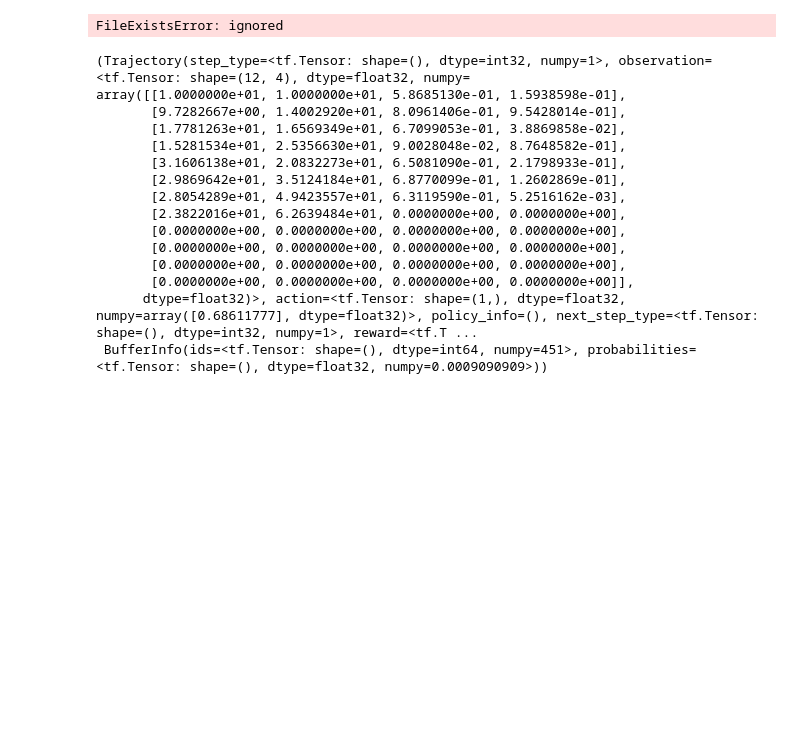
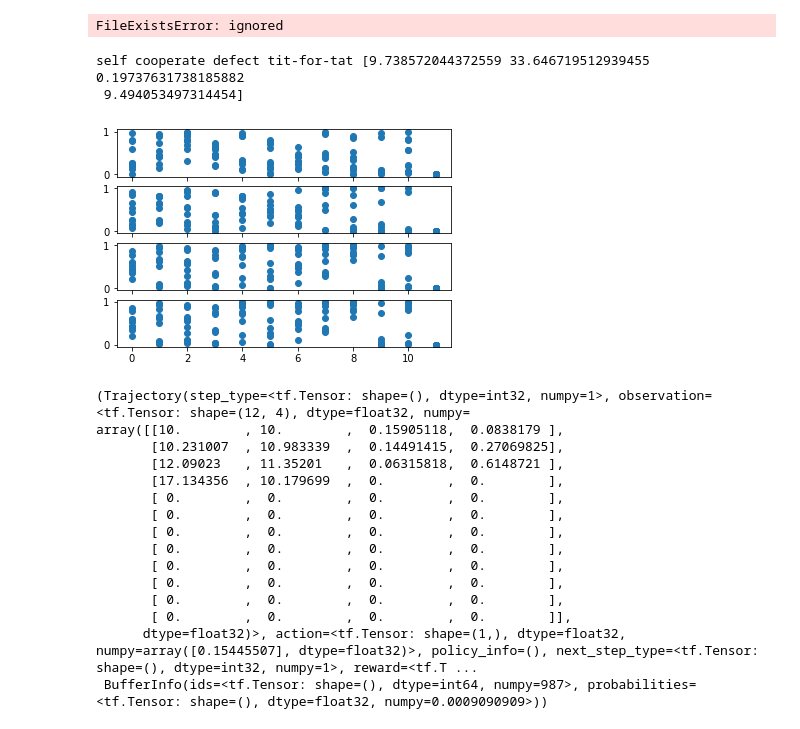
Before and after one commit to porouspaper/svo-experiments, a Jupyter notebook: master-training.ipynb, the cells around one changed output. Saved outputs shown, nothing was run; the diff lists cells and outputs as text; code cells hidden in the pictures; blank space fills up the shorter version.

Commit message:
updated master-training to eval

```diff
--- a/master-training.ipynb
+++ b/master-training.ipynb
@@ -105,6 +105,8 @@ num_eval_episodes =  10# @param {type:"integer"}
 eval_interval = 1000 # @param {type:"integer"}
 # %%
 _RHO = 0
+fname = "svo-0-test2"
+
 def angular_reward(rho):
   return (lambda x, y: np.cos(rho) * x + np.sin(rho) * y)
 def reward_fun(self, other):
@@ -344,3 +345,0 @@ def save_checkpoint(fname, train_checkpointer, rb_checkpointer):
-# %%
-def eval_returns():
-  pass
@@ -348,12 +506,13 @@ def eval_returns():
 def league(fnames):
   pass
 # %%
+checkpoint_dir = os.path.join(tempdir, fname)
 env = create_env()
 action_spec = array_spec.BoundedArraySpec(
     shape=(1,), dtype=np.float32, minimum=0, maximum=1, name='action')
 tf_agent = construct_agent(env.observation_spec(), action_spec, env.time_step_spec())
-rb = tf_uniform_replay_buffer.TFUniformReplayBuffer(
+replay_buffer = tf_uniform_replay_buffer.TFUniformReplayBuffer(
     data_spec=tf_agent.collect_data_spec,
     batch_size=env.batch_size,
     max_length=replay_buffer_capacity)
-tc = make_checkpoint(tf_agent, env, os.path.join(tempdir, 'checkpoint'), rb)
+tc = make_checkpoint(tf_agent, env, checkpoint_dir, replay_buffer)
@@ -360,5 +523,5 @@ tc = make_checkpoint(tf_agent, env, os.path.join(tempdir, 'checkpoint'), rb)
 # %%
-self_play_train(0, tf_agent, env, create_env(), tc, rb)
+self_play_train(0, tf_agent, env, create_env(), tc, replay_buffer)
 # %% [output]
 CPU times: user 3 µs, sys: 1e+03 ns, total: 4 µs
 Wall time: 6.44 µs
@@ -391,18 +541,26 @@ unzip_cp(os.path.join(tempdir, 'checkpoint'), "svo-0-test2", tc)
+# %%
+#unzip_cp(checkpoint_dir, "svo-0-test2", tc)
+
+eval_returns(checkpoint_dir, "svo-0-test2", tc, create_env())
+# %% [output]
+self cooperate defect tit-for-tat [9.738572044372559 33.646719512939455 0.19737631738185882
+ 9.494053497314454]
+[figure, added]
 # %%
-rb.get_next()
+replay_buffer.get_next()
 # %% [output]
 (Trajectory(step_type=<tf.Tensor: shape=(), dtype=int32, numpy=1>, observation=<tf.Tensor: shape=(12, 4), dtype=float32, numpy=
-array([[1.0000000e+01, 1.0000000e+01, 5.8685130e-01, 1.5938598e-01],
-       [9.7282667e+00, 1.4002920e+01, 8.0961406e-01, 9.5428014e-01],
-       [1.7781263e+01, 1.6569349e+01, 6.7099053e-01, 3.8869858e-02],
-       [1.5281534e+01, 2.5356630e+01, 9.0028048e-02, 8.7648582e-01],
-       [3.1606138e+01, 2.0832273e+01, 6.5081090e-01, 2.1798933e-01],
-       [2.9869642e+01, 3.5124184e+01, 6.8770099e-01, 1.2602869e-01],
-       [2.8054289e+01, 4.9423557e+01, 6.3119590e-01, 5.2516162e-03],
-       [2.3822016e+01, 6.2639484e+01, 0.0000000e+00, 0.0000000e+00],
-       [0.0000000e+00, 0.0000000e+00, 0.0000000e+00, 0.0000000e+00],
-       [0.0000000e+00, 0.0000000e+00, 0.0000000e+00, 0.0000000e+00],
-       [0.0000000e+00, 0.0000000e+00, 0.0000000e+00, 0.0000000e+00],
-       [0.0000000e+00, 0.0000000e+00, 0.0000000e+00, 0.0000000e+00]],
-      dtype=float32)>, action=<tf.Tensor: shape=(1,), dtype=float32, numpy=array([0.68611777], dtype=float32)>, policy_info=(), next_step_type=<tf.Tensor: shape=(), dtype=int32, numpy=1>, reward=<tf.T ...
- BufferInfo(ids=<tf.Tensor: shape=(), dtype=int64, numpy=451>, probabilities=<tf.Tensor: shape=(), dtype=float32, numpy=0.0009090909>))
+array([[10.        , 10.        ,  0.15905118,  0.0838179 ],
+       [10.231007  , 10.983339  ,  0.14491415,  0.27069825],
+       [12.09023   , 11.35201   ,  0.06315818,  0.6148721 ],
+       [17.134356  , 10.179699  ,  0.        ,  0.        ],
+       [ 0.        ,  0.        ,  0.        ,  0.        ],
+       [ 0.        ,  0.        ,  0.        ,  0.        ],
+       [ 0.        ,  0.        ,  0.        ,  0.        ],
+       [ 0.        ,  0.        ,  0.        ,  0.        ],
+       [ 0.        ,  0.        ,  0.        ,  0.        ],
+       [ 0.        ,  0.        ,  0.        ,  0.        ],
+       [ 0.        ,  0.        ,  0.        ,  0.        ],
+       [ 0.        ,  0.        ,  0.        ,  0.        ]],
+      dtype=float32)>, action=<tf.Tensor: shape=(1,), dtype=float32, numpy=array([0.15445507], dtype=float32)>, policy_info=(), next_step_type=<tf.Tensor: shape=(), dtype=int32, numpy=1>, reward=<tf.T ...
+ BufferInfo(ids=<tf.Tensor: shape=(), dtype=int64, numpy=987>, probabilities=<tf.Tensor: shape=(), dtype=float32, numpy=0.0009090909>))
```
Also changed, not shown: parts of 9 cells of this notebook, 2 other files.
